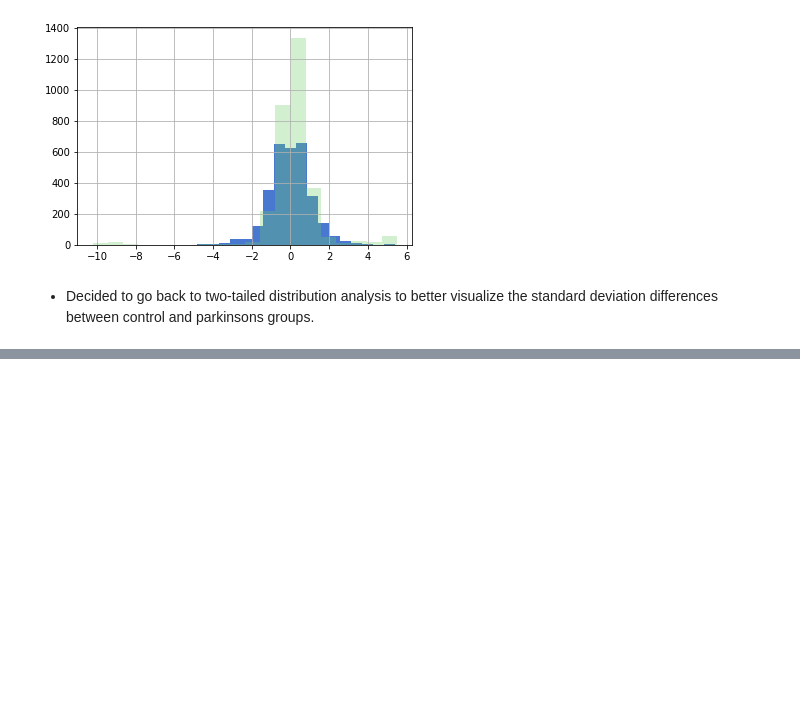
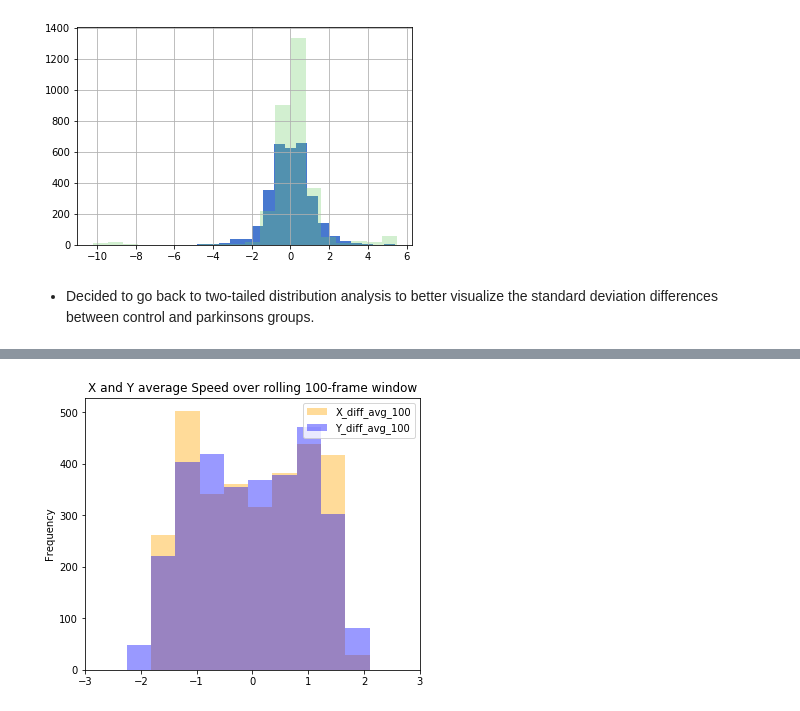
Before and after one commit to MichaelNormandyGavin/parkinsons, a Jupyter notebook: parkinsons.ipynb, the cells around one changed output, grey strips where cells are left out. Drawn from its saved outputs; the diff is of its cells as text; code cells hidden in the pictures; blank space fills up the shorter version.

```diff
--- a/parkinsons.ipynb
+++ b/parkinsons.ipynb
@@ -574 +604,8 @@ normed = park_dfs_sub_61.apply(lambda x: (x - x.mean()) / x.std(),axis=0)
+# %%
+normed[['X_diff_avg_100','Y_diff_avg_100']].plot(kind='hist',alpha=.4,figsize=(6,5),color=['orange','blue'])
+plt.xlim([-3,3])
+plt.title('X and Y average Speed over rolling 100-frame window')
+plt.show()
+# %% [output]
+[figure, added]
 # %%
```
Also changed, not shown: parts of 17 cells of this notebook, 1 other file.
